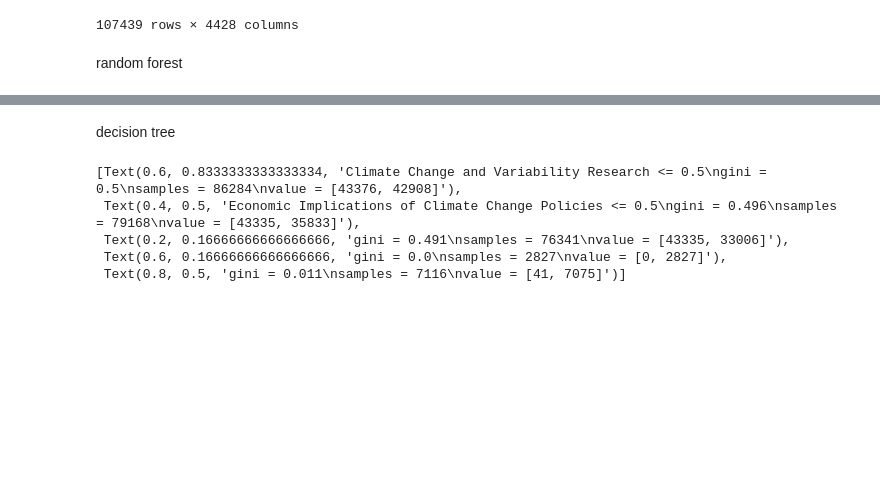
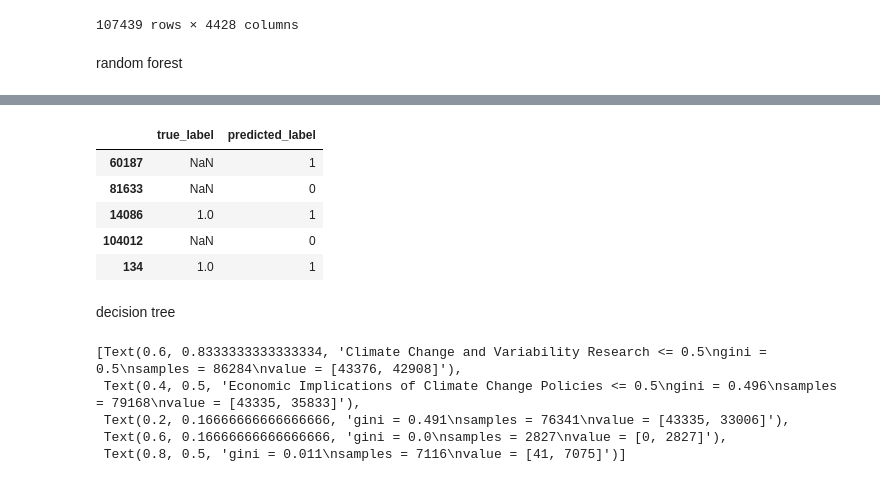
Before and after one commit to dataesr/teds, a Jupyter notebook: notebooks/IPCC_model.ipynb, the cells around one changed output, grey strips where cells are left out. Cells and saved outputs as stored; diff of their text form; code cells hidden in the pictures; blank space fills up the shorter version.

Commit message:
random forest 2

```diff
--- a/notebooks/IPCC_model.ipynb
+++ b/notebooks/IPCC_model.ipynb
@@ -185,0 +159,3 @@ pd.DataFrame(modele_rf.feature_importances_,
+# %%
+test_data = X_test.copy()
+test_data['true_label'] = y_test
@@ -186,3 +179,19 @@ pd.DataFrame(modele_rf.feature_importances_,
+# %%
+sampled_data = test_data.sample(n=20, random_state=42)
+
+X_sample = sampled_data.drop(columns=['true_label'])
+y_sample = sampled_data['true_label']
+# %%
+sampled_data['predicted_label'] = modele_rf.predict(X_sample)
+# %%
+sampled_data[['true_label','predicted_label']].head()
+# %% [output]
+|  | true_label | predicted_label |
+| 60187 | NaN | 1 |
+| 81633 | NaN | 0 |
+| 14086 | 1.0 | 1 |
+| 104012 | NaN | 0 |
+| 134 | 1.0 | 1 |
 # %% [markdown]
 decision tree
 # %%
```
Also changed, not shown: parts of 12 cells of this notebook.
